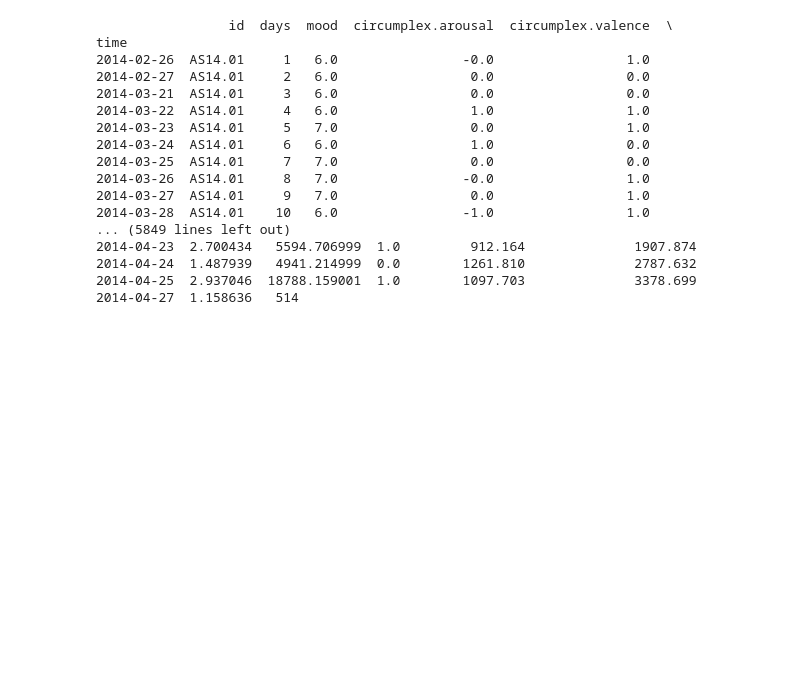
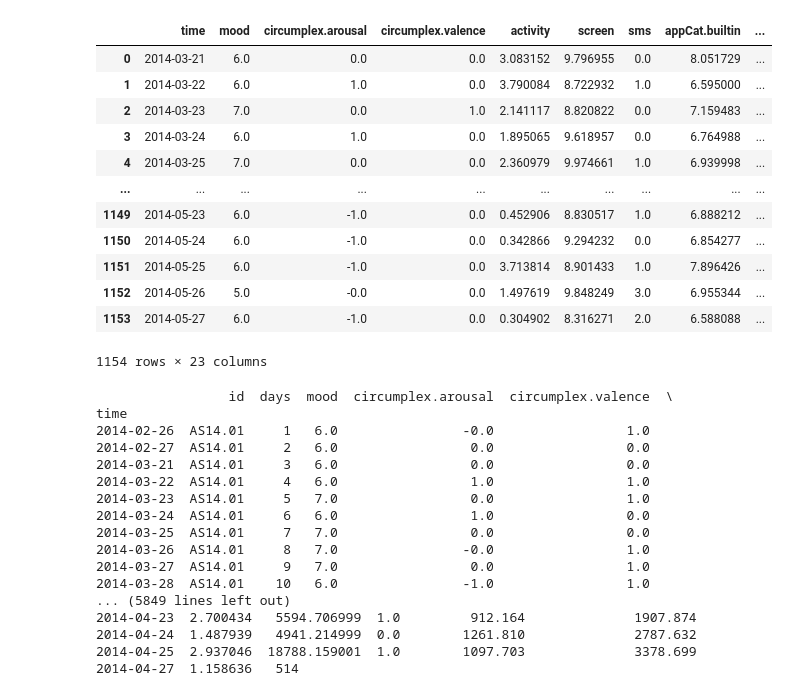
Before and after one commit to anproulx/data_mining, a Jupyter notebook: Classification 2a ARIMA model.ipynb, the cells around one changed output. Saved outputs shown, nothing was run; the diff lists cells and outputs as text; code cells hidden in the pictures; blank space fills up the shorter version.

```diff
--- a/Classification 2a ARIMA model.ipynb
+++ b/Classification 2a ARIMA model.ipynb
@@ -7,10 +7,11 @@ import numpy as np
 from sklearn.metrics import accuracy_score, confusion_matrix, classification_report
 
 
-data = pd.read_csv('/Users/Boaz/Documents/DataMining/all_combined.csv')
-data['mood'] = round(data['mood'])
-data['circumplex.arousal'] = round(data['circumplex.arousal'])
-data['circumplex.valence'] = round(data['circumplex.valence'])
+data = pd.read_csv('/Users/Boaz/Documents/DataMining/prepro_data_RF.csv')
+#data = data.drop('time',axis = 1)
+data = data.drop('n_days_id',axis = 1)
+data = data.drop('season',axis =1 )
+data = data.drop('id', axis = 1)
 # %%
 target = []
 for r in data['mood']:
@@ -25,6 +26,22 @@ data['target'] = target
 # data = data.drop('time',axis = 1)
 # data = data.drop('id',axis = 1)
 # data = data.drop('mood',axis = 1)
+# %%
+data
+# %% [output]
+|  | time | mood | circumplex.arousal | circumplex.valence | activity | screen | sms | appCat.builtin | ... |
+| 0 | 2014-03-21 | 6.0 | 0.0 | 0.0 | 3.083152 | 9.796955 | 0.0 | 8.051729 | ... |
+| 1 | 2014-03-22 | 6.0 | 1.0 | 0.0 | 3.790084 | 8.722932 | 1.0 | 6.595000 | ... |
+| 2 | 2014-03-23 | 7.0 | 0.0 | 1.0 | 2.141117 | 8.820822 | 0.0 | 7.159483 | ... |
+| 3 | 2014-03-24 | 6.0 | 1.0 | 0.0 | 1.895065 | 9.618957 | 0.0 | 6.764988 | ... |
+| 4 | 2014-03-25 | 7.0 | 0.0 | 0.0 | 2.360979 | 9.974661 | 1.0 | 6.939998 | ... |
+| ... | ... | ... | ... | ... | ... | ... | ... | ... | ... |
+| 1149 | 2014-05-23 | 6.0 | -1.0 | 0.0 | 0.452906 | 8.830517 | 1.0 | 6.888212 | ... |
+| 1150 | 2014-05-24 | 6.0 | -1.0 | 0.0 | 0.342866 | 9.294232 | 0.0 | 6.854277 | ... |
+| 1151 | 2014-05-25 | 6.0 | -1.0 | 0.0 | 3.713814 | 8.901433 | 1.0 | 7.896426 | ... |
+| 1152 | 2014-05-26 | 5.0 | -0.0 | 0.0 | 1.497619 | 9.848249 | 3.0 | 6.955344 | ... |
+| 1153 | 2014-05-27 | 6.0 | -1.0 | 0.0 | 0.304902 | 8.316271 | 2.0 | 6.588088 | ... |
+1154 rows × 23 columns
 # %%
 d = {}
 ids = data['id'].unique()
```
Also changed, not shown: 2 other files.
